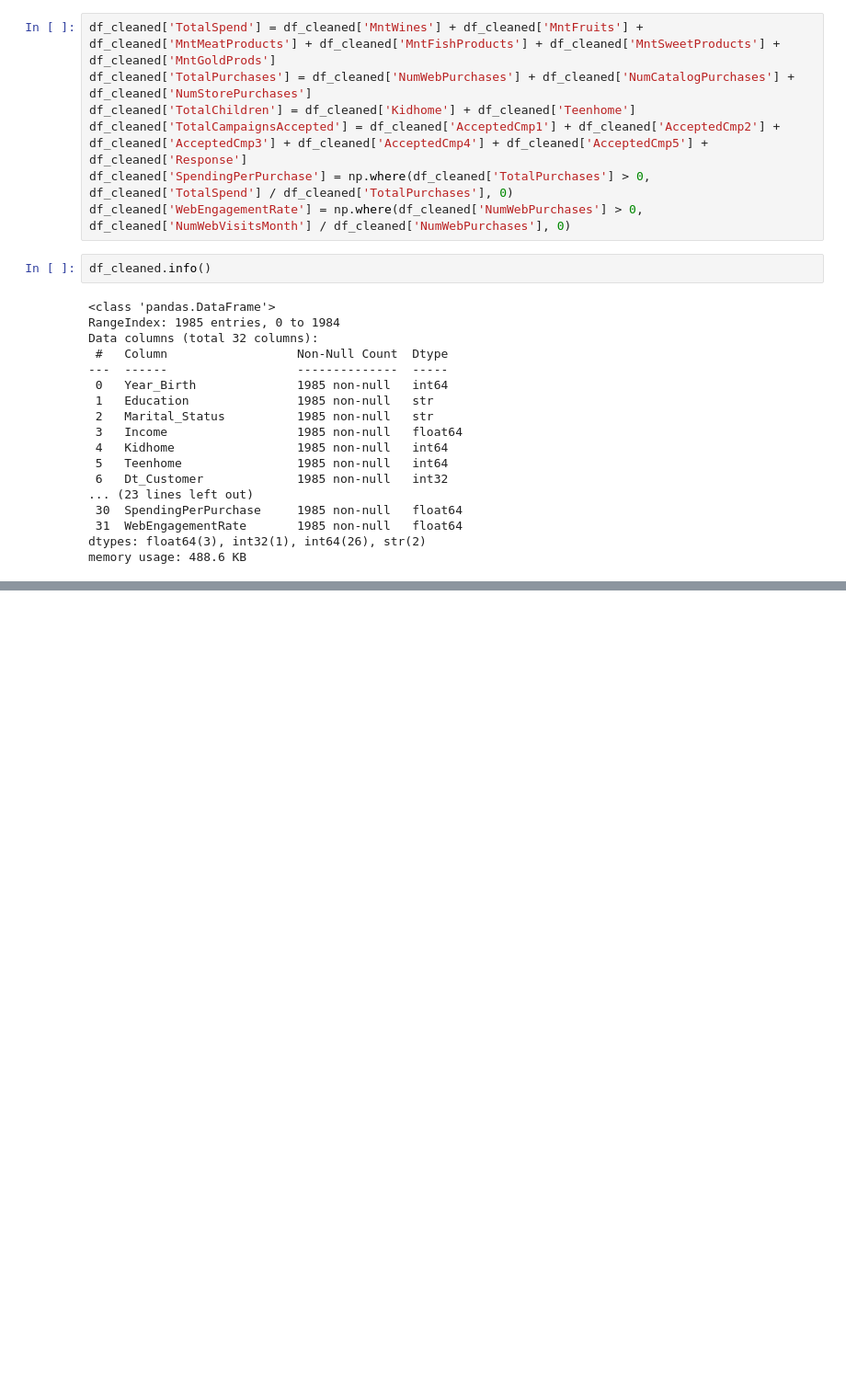
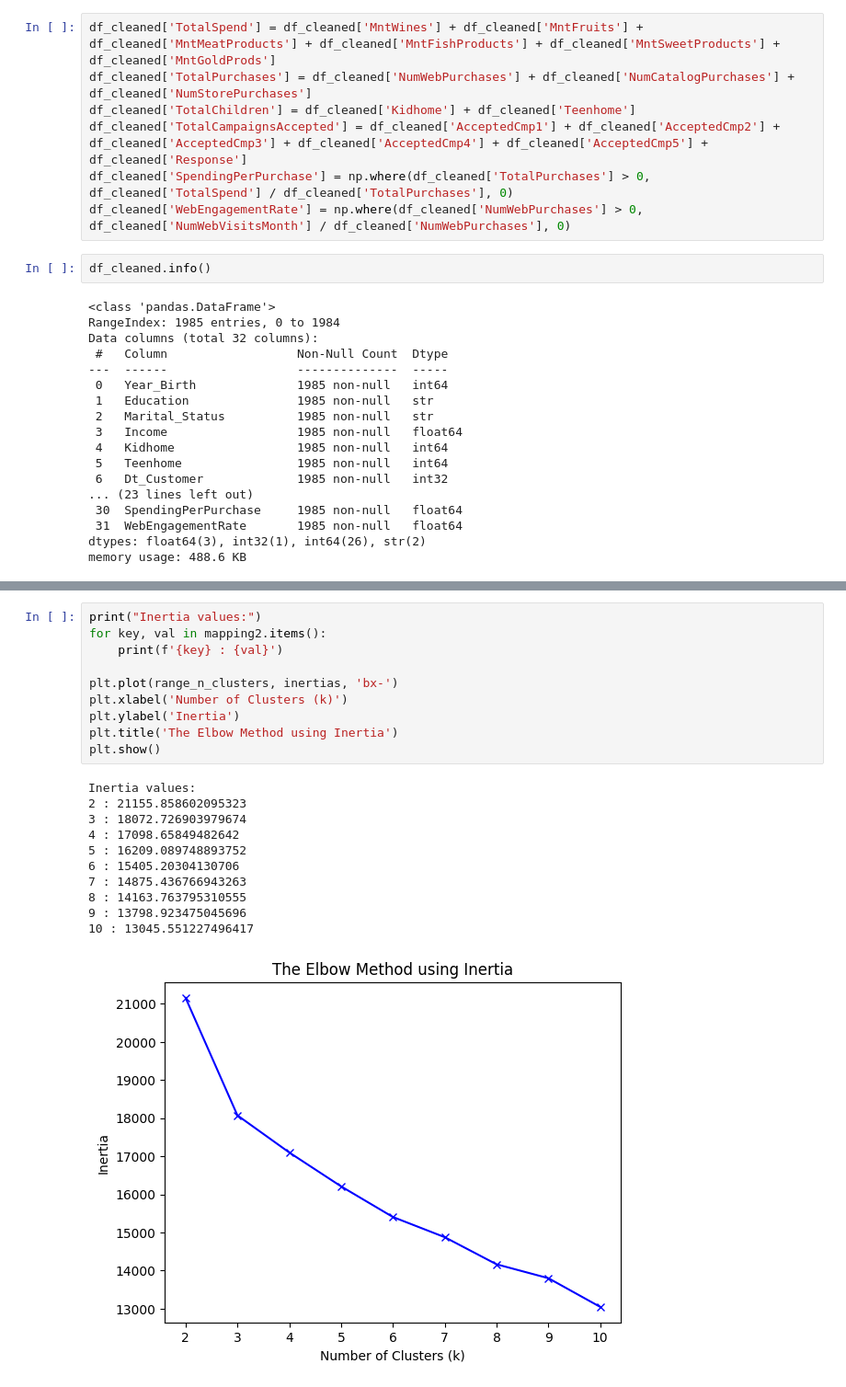
Before and after one commit to AlejandroBeldaFernandez/Customer-Personality-Analysis, a Jupyter notebook: Customer_personality_analysis.ipynb, the cells around one changed output, grey strips where cells are left out. Shown at 92% size. Saved outputs shown, nothing was run; the diff lists cells and outputs as text; blank space fills up the shorter version.

```diff
--- a/Customer_personality_analysis.ipynb
+++ b/Customer_personality_analysis.ipynb
@@ -616,0 +841,22 @@ memory usage: 488.6 KB
+# %%
+print("Inertia values:")
+for key, val in mapping2.items():
+    print(f'{key} : {val}')
+
+plt.plot(range_n_clusters, inertias, 'bx-')
+plt.xlabel('Number of Clusters (k)')
+plt.ylabel('Inertia')
+plt.title('The Elbow Method using Inertia')
+plt.show()
+# %% [output]
+Inertia values:
+2 : 21155.858602095323
+3 : 18072.726903979674
+4 : 17098.65849482642
+5 : 16209.089748893752
+6 : 15405.20304130706
+7 : 14875.436766943263
+8 : 14163.763795310555
+9 : 13798.923475045696
+10 : 13045.551227496417
+[figure, added]
```
Also changed, not shown: parts of 26 cells of this notebook.
